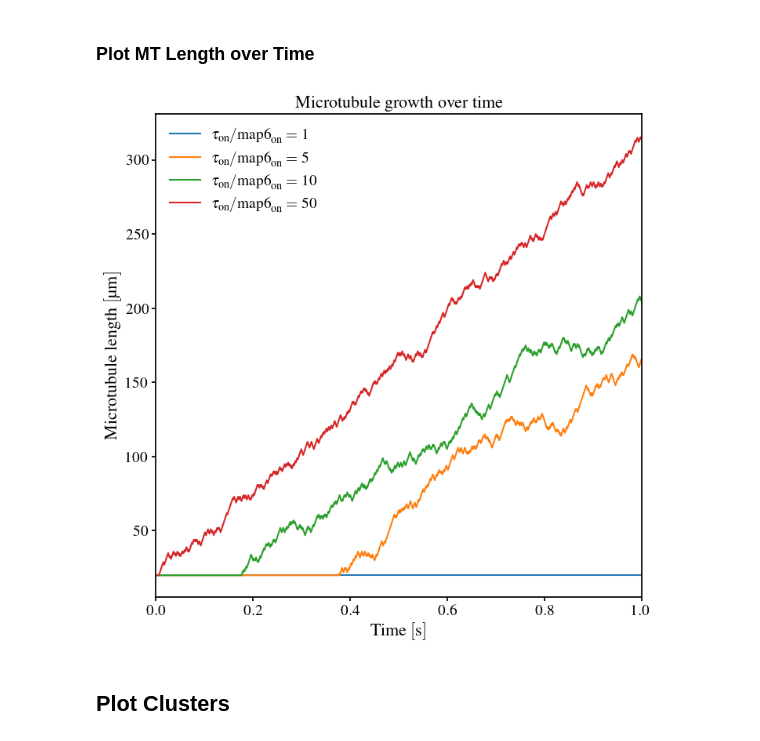
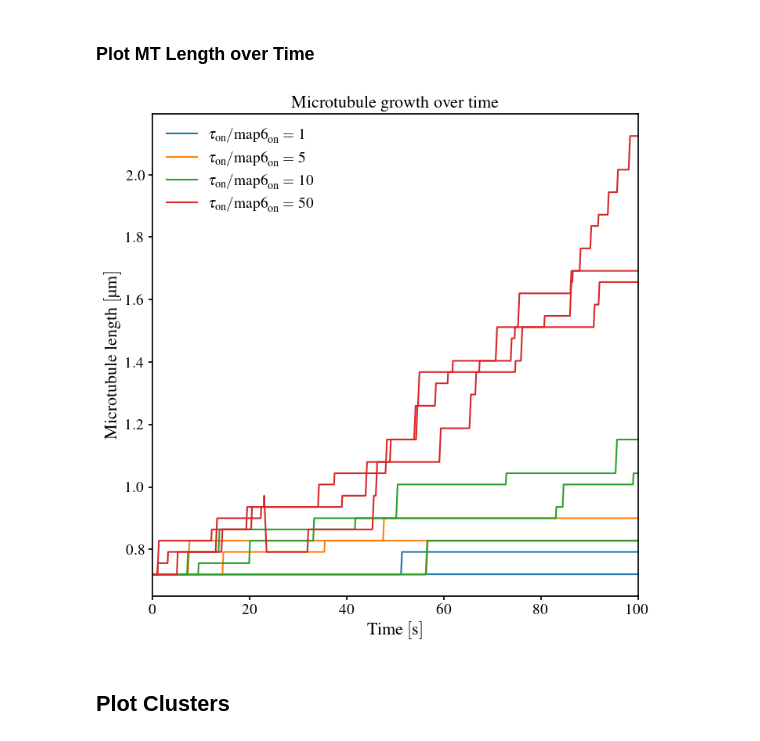
Before and after one commit to CWU-Computational-Biophysics/tau_mts, a Jupyter notebook: analysis.ipynb, the cells around one changed output. Drawn from its saved outputs; the diff is of its cells as text; code cells hidden in the pictures.

```diff
--- a/analysis.ipynb
+++ b/analysis.ipynb
@@ -32,7 +32,7 @@ from processing import load_mat_dir
 from distributions import plot_clusters, create_protein_animation
 # %%
 # define the data directory
-DATA_DIR = Path("data", "paper1_true")
+DATA_DIR = Path("data", "paper100_false")
 
 # configure the figure save directory
 FIGURE_DIR = Path("figures", DATA_DIR.parts[-1])
@@ -219,10 +219,12 @@ tau_ratio_dict = {}
 # iterate over each simulation in sim_dict and get the time and length array
 sim_names = list(data_dict["sims"].keys())
 sim_names.sort(key=lambda x: data_dict["df"].loc[x]["tm_ratio"])
-for index, sim_name in enumerate(sim_names):
+color_index = 0
+for sim_name in sim_names:
     # get the arrays
     mt_length_array = data_dict["sims"][sim_name]["mt_length"]
-    length_list = mt_length_array[:, 0]
+    dx = data_dict["df"].loc[sim_name]["dx"]
+    length_list = mt_length_array[:, 0] * dx
 
     # get the time information
     dt = data_dict["df"].loc[sim_name]["dt"]
@@ -238,35 +240,36 @@ for index, sim_name in enumerate(sim_names):
     # get a unique color for each tau ratio
     # if the color has been used, make the label None
     if tau_ratio not in tau_ratio_dict.keys():
-        tau_ratio_dict[tau_ratio] = DEFAULT_COLORMAP[index]
+        tau_ratio_dict[tau_ratio] = DEFAULT_COLORMAP[color_index]
+        color_index += 1
     else:
         label = None
 
     # plot the length over time for this mt
     ax.plot(
         time_list,
         length_list,
         label=label,
         color=tau_ratio_dict[tau_ratio]
     )
 
 # set the axis limits
 # the x limit should be the final time plus the second time
 # this has the effect of showing an "even" value
 ax.set_xlim(0, time_list[-1] + time_list[1])
 
 # set the labels
 ax.set_xlabel(r"Time $\left[\qty{}{\second}\right]$")
 ax.set_ylabel(r"Microtubule length $\left[\qty{}{\micro\meter}\right]$")
 ax.set_title(r"Microtubule growth over time")
 
 # add a legend
 ax.legend()
 
 # save the figure
 fig.savefig(FIGURE_DIR / r"mt_growth_over_time")
 # %% [output]
-[figure, old version]
+[figure, new version]
 # %% [markdown]
 ## Plot Clusters
 # %%
```
Also changed, not shown: parts of 11 cells of this notebook, 50 other files.
